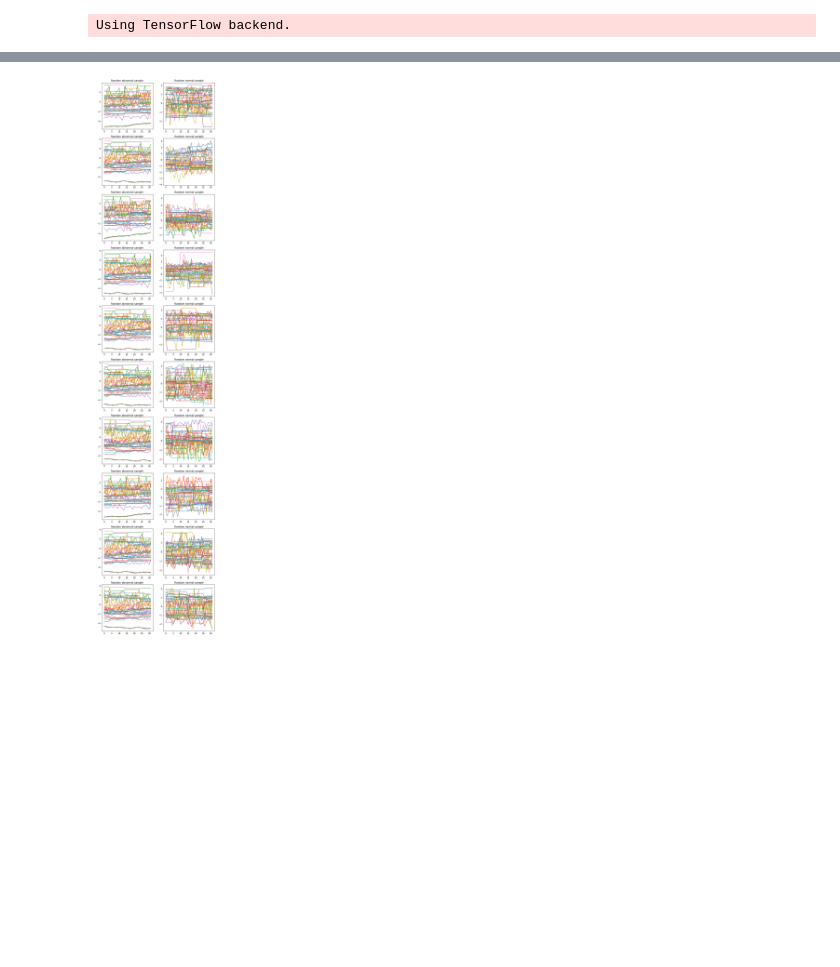
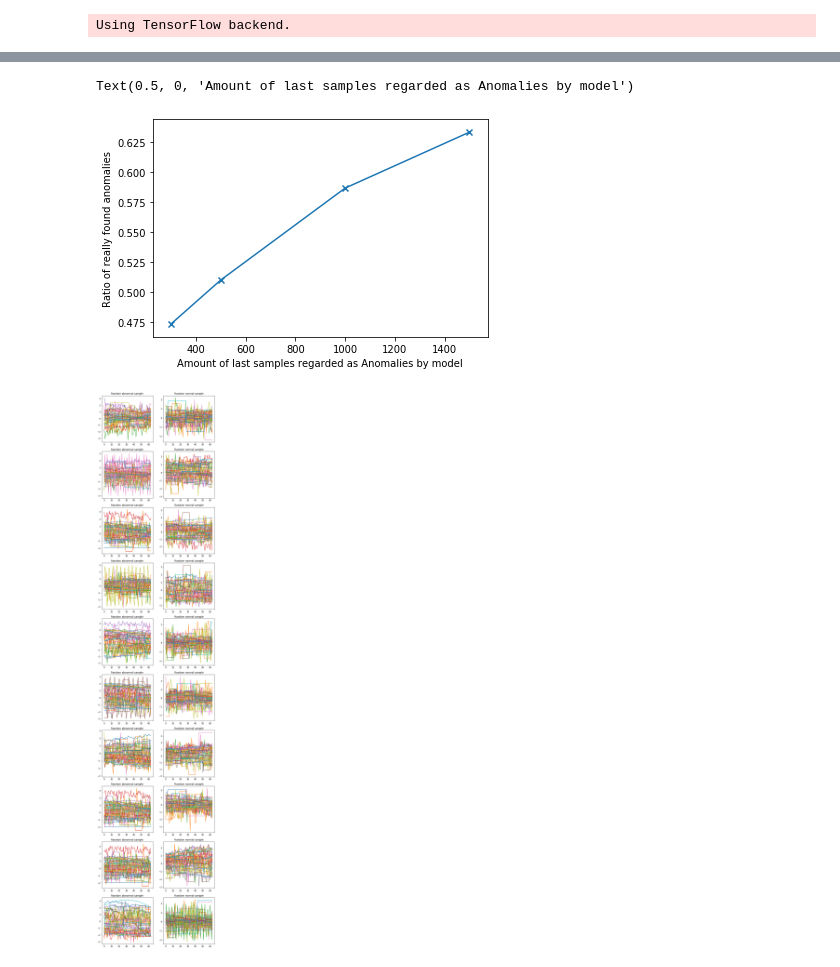
Before and after one commit to elch10/anomaly-detection, a Jupyter notebook: notebooks/lstm.ipynb, the cells around one changed output, grey strips where cells are left out. Cells and saved outputs as stored; diff of their text form; code cells hidden in the pictures; blank space fills up the shorter version.

```diff
--- a/notebooks/lstm.ipynb
+++ b/notebooks/lstm.ipynb
@@ -172,5 +152,25 @@ And 12715 normal values
-# %%
-from src.visualization.visualize import plot_random
-plot_random(X[anomaly_ids], X[normal_ids], 10)
-# %% [output]
-[figure, removed]
+# %%
+last_values_as_anomaly = [300, 500, 1000, 1500]
+results = []
+for value in last_values_as_anomaly:
+    tresh = np.sort(diff)[-value-1]
+    pred_anomaly_ids = find_anomaly(diff, tresh)
+    res = len(set(pred_anomaly_ids) & set(anomaly_idxs)) / len(anomaly_idxs)
+    results.append(res)
+# %%
+plt.plot(last_values_as_anomaly, results)
+plt.scatter(last_values_as_anomaly, results, marker='x')
+plt.ylabel('Ratio of really found anomalies')
+plt.xlabel('Amount of last samples regarded as Anomalies by model')
+# %% [output]
+Text(0.5, 0, 'Amount of last samples regarded as Anomalies by model')
+[figure, added]
+# %%
+from src.visualization.visualize import plot_random
+from src.utils import inverse_ids
+
+anom_ids = find_anomaly(diff, np.sort(diff)[-301])
+norm_ids = inverse_ids(anom_ids, X.shape[0])
+plot_random(X[anom_ids], X[norm_ids])
+# %% [output]
+[figure, added]
```
Also changed, not shown: parts of 15 cells of this notebook, 2 other files.
